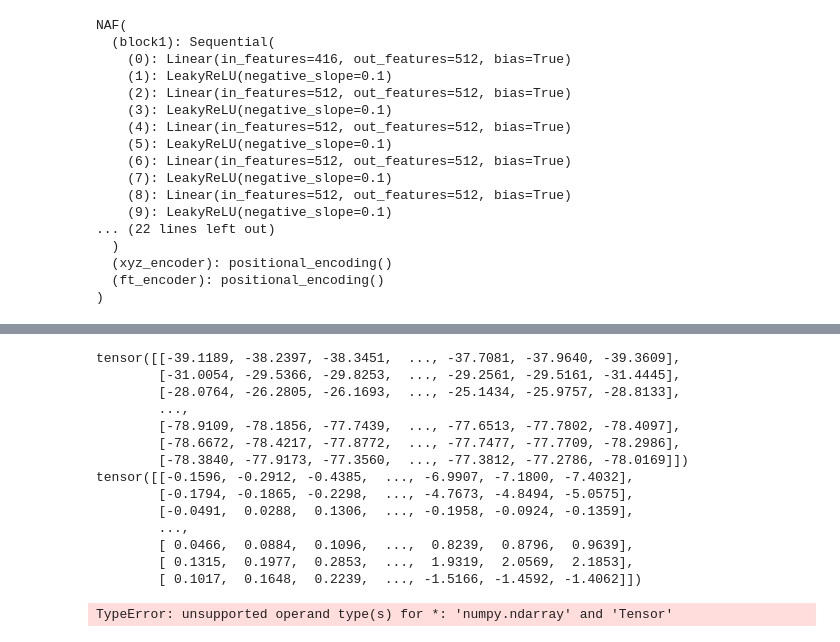
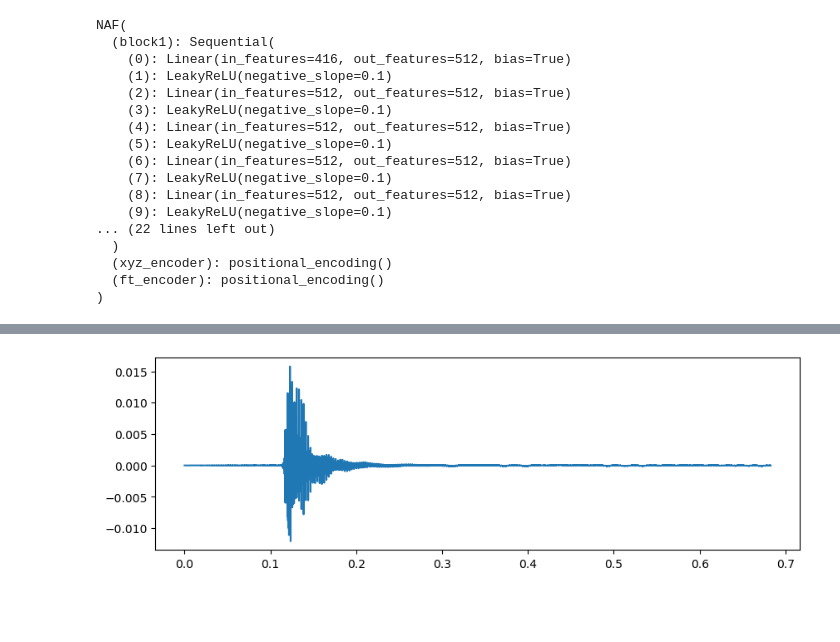
Before and after one commit to DavideNale/NAF, a Jupyter notebook: tests.ipynb, the cells around one changed output, grey strips where cells are left out. Saved outputs shown, nothing was run; the diff lists cells and outputs as text; code cells hidden in the pictures; blank space fills up the shorter version.

```diff
--- a/tests.ipynb
+++ b/tests.ipynb
@@ -148,3 +154,11 @@ plt.show()
+# %%
+audio = librosa.istft(librosa.db_to_amplitude(out_s.numpy()) * np.exp(1j * temp2.numpy()), hop_length=512//4)
+t = np.arange(audio.shape[0]) / samplerate
+plt.figure(figsize=(10, 3))
+plt.plot(t, audio)
+plt.show()
+# %% [output]
+[figure, added]
 # %%
 from matplotlib import rcParams
 
@@ -169,7 +183,7 @@ fft_result_sample = np.fft.fft(sample)
 freq_sample = np.fft.fftfreq(len(sample), 1.0 / samplerate)
 half_n = len(sample) // 2
 
-custom = librosa.istft(librosa.db_to_amplitude(gt_s) * np.exp(1j * temp), hop_length=512)
+custom = librosa.istft(librosa.db_to_amplitude(out_s.numpy()) * np.exp(1j * temp2.numpy()), hop_length=512)
 
 ratio = np.max(custom) / np.max(audio)
 
@@ -250,21 +264,6 @@ plt.legend()
 plt.tight_layout()
 #plt.savefig('ir_amplitude_and_fft_one_side.png', dpi=300, bbox_inches='tight')
 plt.show()
-# %% [output]
-tensor([[-39.1189, -38.2397, -38.3451,  ..., -37.7081, -37.9640, -39.3609],
-        [-31.0054, -29.5366, -29.8253,  ..., -29.2561, -29.5161, -31.4445],
-        [-28.0764, -26.2805, -26.1693,  ..., -25.1434, -25.9757, -28.8133],
-        ...,
-        [-78.9109, -78.1856, -77.7439,  ..., -77.6513, -77.7802, -78.4097],
-        [-78.6672, -78.4217, -77.8772,  ..., -77.7477, -77.7709, -78.2986],
-        [-78.3840, -77.9173, -77.3560,  ..., -77.3812, -77.2786, -78.0169]]) tensor([[-0.1596, -0.2912, -0.4385,  ..., -6.9907, -7.1800, -7.4032],
-        [-0.1794, -0.1865, -0.2298,  ..., -4.7673, -4.8494, -5.0575],
-        [-0.0491,  0.0288,  0.1306,  ..., -0.1958, -0.0924, -0.1359],
-        ...,
-        [ 0.0466,  0.0884,  0.1096,  ...,  0.8239,  0.8796,  0.9639],
-        [ 0.1315,  0.1977,  0.2853,  ...,  1.9319,  2.0569,  2.1853],
-        [ 0.1017,  0.1648,  0.2239,  ..., -1.5166, -1.4592, -1.4062]])
-TypeError: unsupported operand type(s) for *: 'numpy.ndarray' and 'Tensor'
 # %%
 import torch
 import time
```
Also changed, not shown: parts of 5 cells of this notebook, 9 other files.
